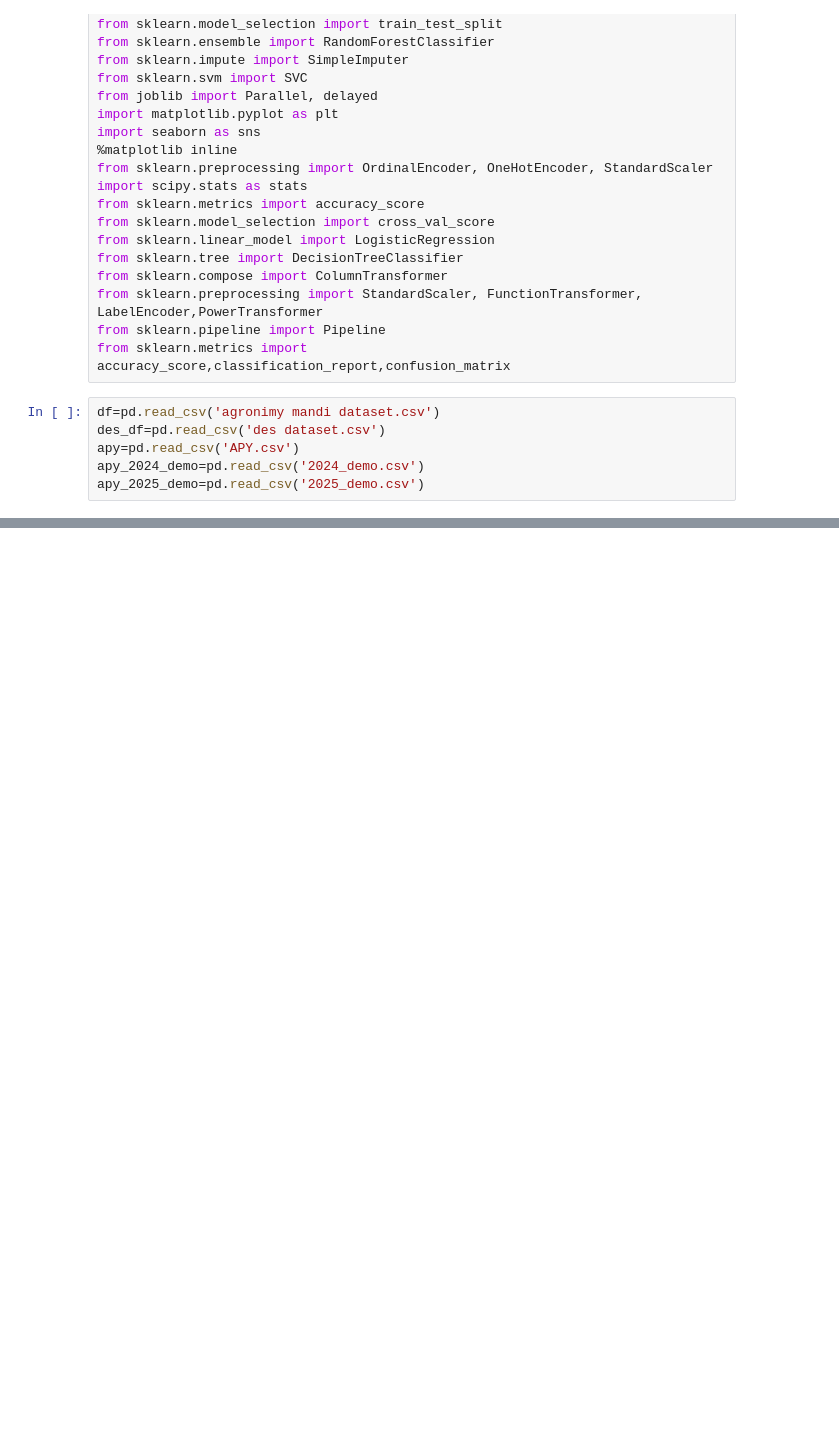
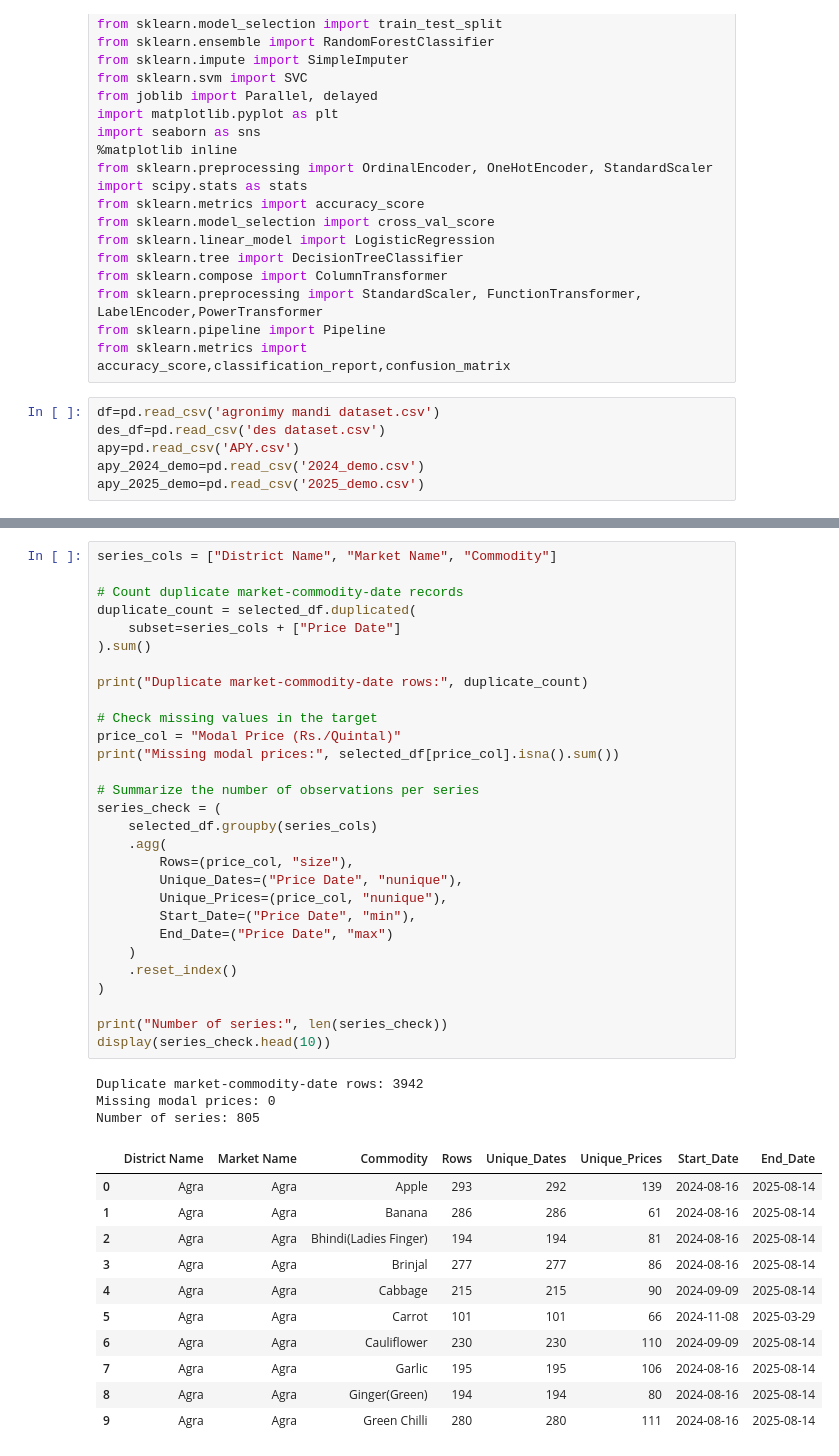
Before and after one commit to RAJANDESHWAL/Crop-prediction, a Jupyter notebook: final2.ipynb, the cells around one changed output, grey strips where cells are left out. Drawn from its saved outputs; the diff is of its cells as text; blank space fills up the shorter version.

```diff
--- a/final2.ipynb
+++ b/final2.ipynb
@@ -182,0 +266,44 @@ print(apy_25.columns.tolist())
+# %%
+series_cols = ["District Name", "Market Name", "Commodity"]
+
+# Count duplicate market-commodity-date records
+duplicate_count = selected_df.duplicated(
+    subset=series_cols + ["Price Date"]
+).sum()
+
+print("Duplicate market-commodity-date rows:", duplicate_count)
+
+# Check missing values in the target
+price_col = "Modal Price (Rs./Quintal)"
+print("Missing modal prices:", selected_df[price_col].isna().sum())
+
+# Summarize the number of observations per series
+series_check = (
+    selected_df.groupby(series_cols)
+    .agg(
+        Rows=(price_col, "size"),
+        Unique_Dates=("Price Date", "nunique"),
+        Unique_Prices=(price_col, "nunique"),
+        Start_Date=("Price Date", "min"),
+        End_Date=("Price Date", "max")
+    )
+    .reset_index()
+)
+
+print("Number of series:", len(series_check))
+display(series_check.head(10))
+# %% [output]
+Duplicate market-commodity-date rows: 3942
+Missing modal prices: 0
+Number of series: 805
+|  | District Name | Market Name | Commodity | Rows | Unique_Dates | Unique_Prices | Start_Date | End_Date |
+| 0 | Agra | Agra | Apple | 293 | 292 | 139 | 2024-08-16 | 2025-08-14 |
+| 1 | Agra | Agra | Banana | 286 | 286 | 61 | 2024-08-16 | 2025-08-14 |
+| 2 | Agra | Agra | Bhindi(Ladies Finger) | 194 | 194 | 81 | 2024-08-16 | 2025-08-14 |
+| 3 | Agra | Agra | Brinjal | 277 | 277 | 86 | 2024-08-16 | 2025-08-14 |
+| 4 | Agra | Agra | Cabbage | 215 | 215 | 90 | 2024-09-09 | 2025-08-14 |
+| 5 | Agra | Agra | Carrot | 101 | 101 | 66 | 2024-11-08 | 2025-03-29 |
+| 6 | Agra | Agra | Cauliflower | 230 | 230 | 110 | 2024-09-09 | 2025-08-14 |
+| 7 | Agra | Agra | Garlic | 195 | 195 | 106 | 2024-08-16 | 2025-08-14 |
+| 8 | Agra | Agra | Ginger(Green) | 194 | 194 | 80 | 2024-08-16 | 2025-08-14 |
+| 9 | Agra | Agra | Green Chilli | 280 | 280 | 111 | 2024-08-16 | 2025-08-14 |
```
Also changed, not shown: parts of 48 cells of this notebook, 10 other files.
